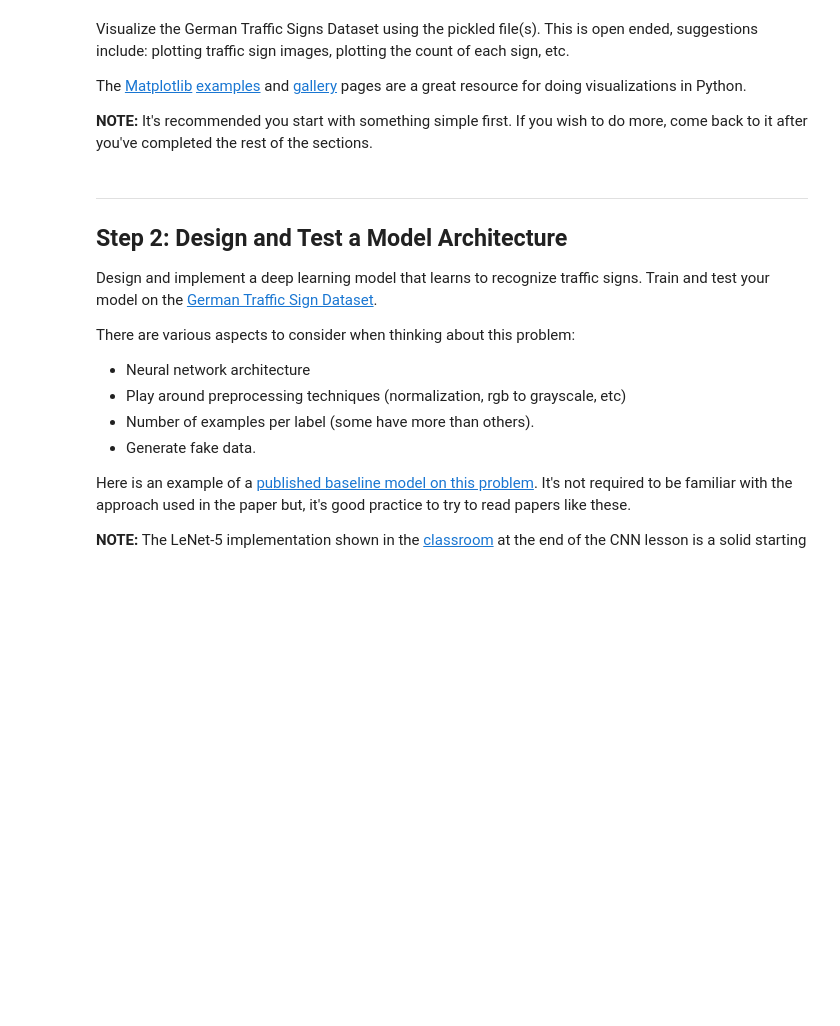
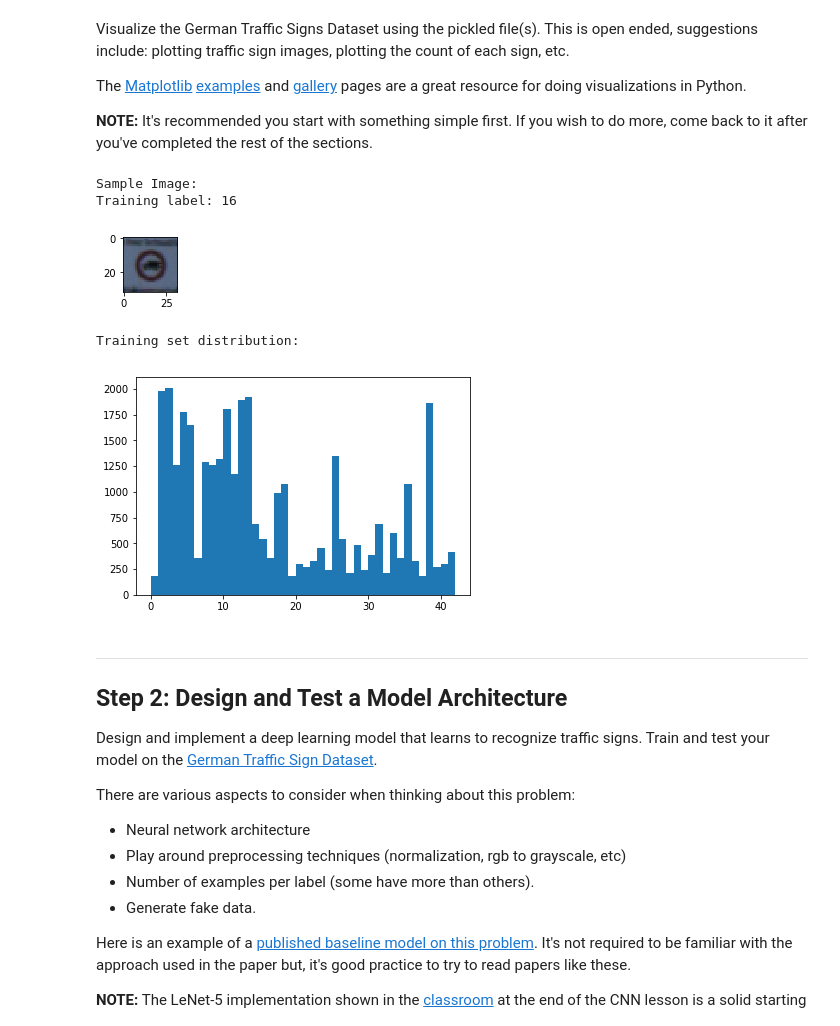
Before and after one commit to ideatrap/CarND-Traffic-Sign-Classifier-Project, a Jupyter notebook: Traffic_Sign_Classifier.ipynb, the cells around one changed output. Cells and saved outputs as stored; diff of their text form; code cells hidden in the pictures; blank space fills up the shorter version.

```diff
--- a/Traffic_Sign_Classifier.ipynb
+++ b/Traffic_Sign_Classifier.ipynb
@@ -91,9 +91,30 @@ The [Matplotlib](http://matplotlib.org/) [examples](http://matplotlib.org/exampl
 # %%
 ### Data exploration visualization code goes here.
 ### Feel free to use as many code cells as needed.
 import matplotlib.pyplot as plt
+import random
 # Visualizations will be shown in the notebook.
 %matplotlib inline
+
+index = random.randint(0, len(X_train))
+image = X_train[index]
+
+print('Sample Image:')
+plt.figure(figsize=(1,1))
+plt.imshow(image)
+print('Training label:',y_train[index])
+plt.show()
+print('Training set distribution:')
+
+plt.hist(y_train, bins= range(n_classes))
+
+plt.show()
+# %% [output]
+Sample Image:
+Training label: 16
+[figure, added]
+Training set distribution:
+[figure, added]
 # %% [markdown]
 ----
 
```
Also changed, not shown: parts of 8 cells of this notebook, 4 other files.
